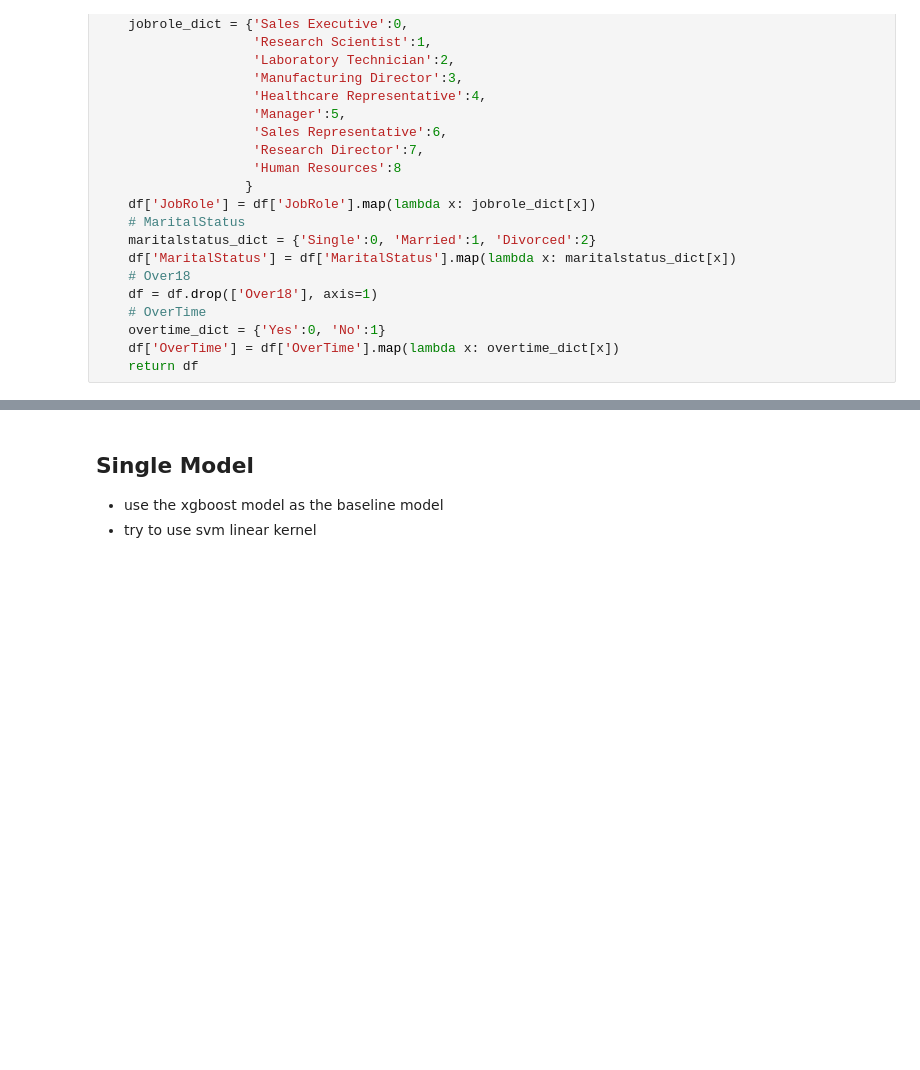
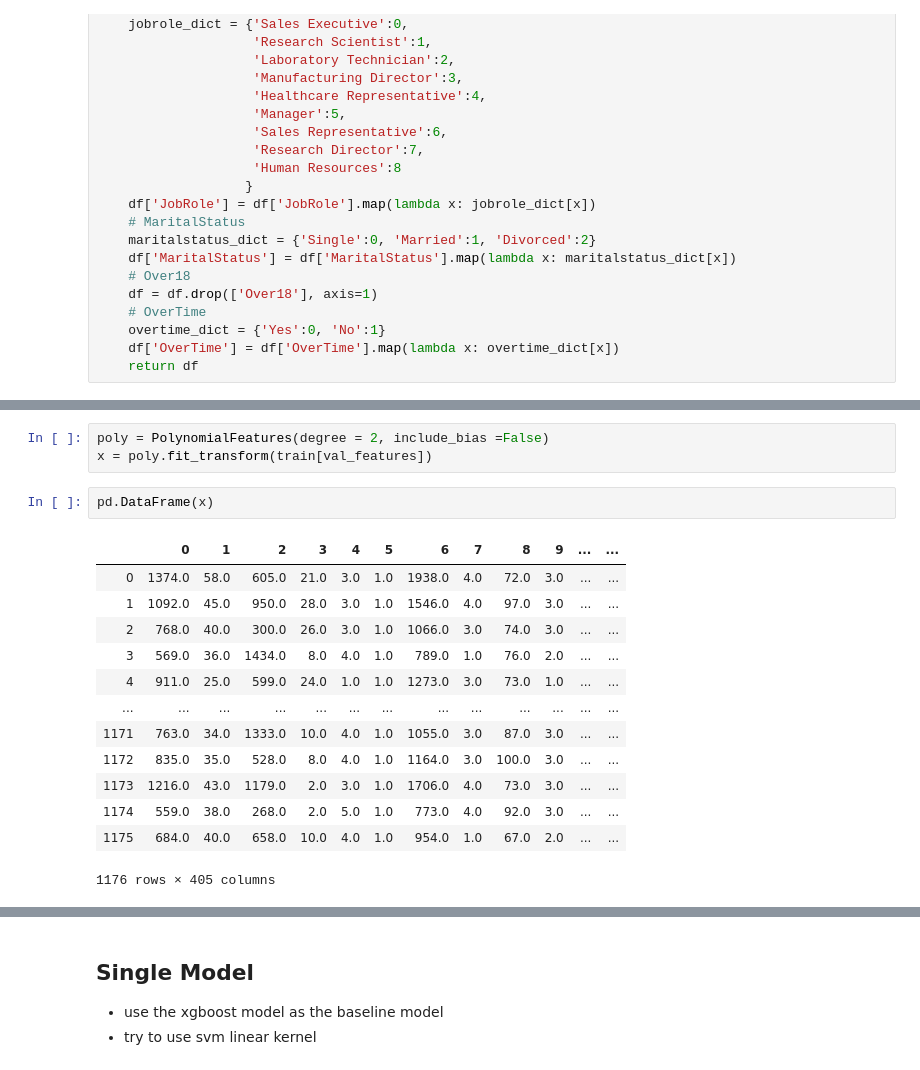
Before and after one commit to thinksee/Learning-Kaggle-with-Python, a Jupyter notebook: rs6-attrition-predict/StackingSampling.ipynb, the cells around one changed output, grey strips where cells are left out. Cells and saved outputs as stored; diff of their text form; blank space fills up the shorter version.

```diff
--- a/rs6-attrition-predict/StackingSampling.ipynb
+++ b/rs6-attrition-predict/StackingSampling.ipynb
@@ -512,0 +658,19 @@ def extract_features_v2(df, is_train=False):
+# %%
+poly = PolynomialFeatures(degree = 2, include_bias =False)
+x = poly.fit_transform(train[val_features])
+# %%
+pd.DataFrame(x)
+# %% [output]
+|  | 0 | 1 | 2 | 3 | 4 | 5 | 6 | 7 | 8 | 9 | ... | ... |
+| 0 | 1374.0 | 58.0 | 605.0 | 21.0 | 3.0 | 1.0 | 1938.0 | 4.0 | 72.0 | 3.0 | ... | ... |
+| 1 | 1092.0 | 45.0 | 950.0 | 28.0 | 3.0 | 1.0 | 1546.0 | 4.0 | 97.0 | 3.0 | ... | ... |
+| 2 | 768.0 | 40.0 | 300.0 | 26.0 | 3.0 | 1.0 | 1066.0 | 3.0 | 74.0 | 3.0 | ... | ... |
+| 3 | 569.0 | 36.0 | 1434.0 | 8.0 | 4.0 | 1.0 | 789.0 | 1.0 | 76.0 | 2.0 | ... | ... |
+| 4 | 911.0 | 25.0 | 599.0 | 24.0 | 1.0 | 1.0 | 1273.0 | 3.0 | 73.0 | 1.0 | ... | ... |
+| ... | ... | ... | ... | ... | ... | ... | ... | ... | ... | ... | ... | ... |
+| 1171 | 763.0 | 34.0 | 1333.0 | 10.0 | 4.0 | 1.0 | 1055.0 | 3.0 | 87.0 | 3.0 | ... | ... |
+| 1172 | 835.0 | 35.0 | 528.0 | 8.0 | 4.0 | 1.0 | 1164.0 | 3.0 | 100.0 | 3.0 | ... | ... |
+| 1173 | 1216.0 | 43.0 | 1179.0 | 2.0 | 3.0 | 1.0 | 1706.0 | 4.0 | 73.0 | 3.0 | ... | ... |
+| 1174 | 559.0 | 38.0 | 268.0 | 2.0 | 5.0 | 1.0 | 773.0 | 4.0 | 92.0 | 3.0 | ... | ... |
+| 1175 | 684.0 | 40.0 | 658.0 | 10.0 | 4.0 | 1.0 | 954.0 | 1.0 | 67.0 | 2.0 | ... | ... |
+1176 rows × 405 columns
```
Also changed, not shown: parts of 43 cells of this notebook, 17 other files.
